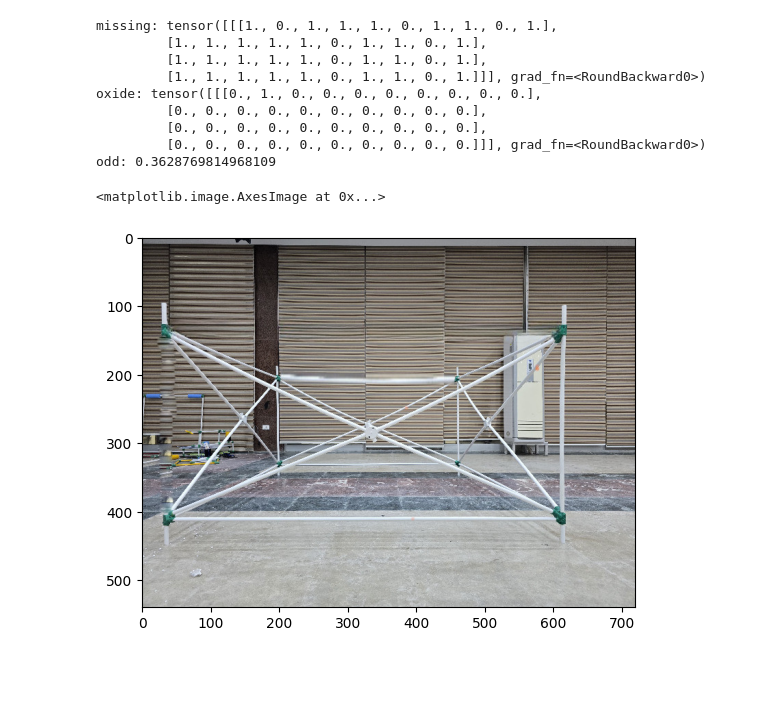
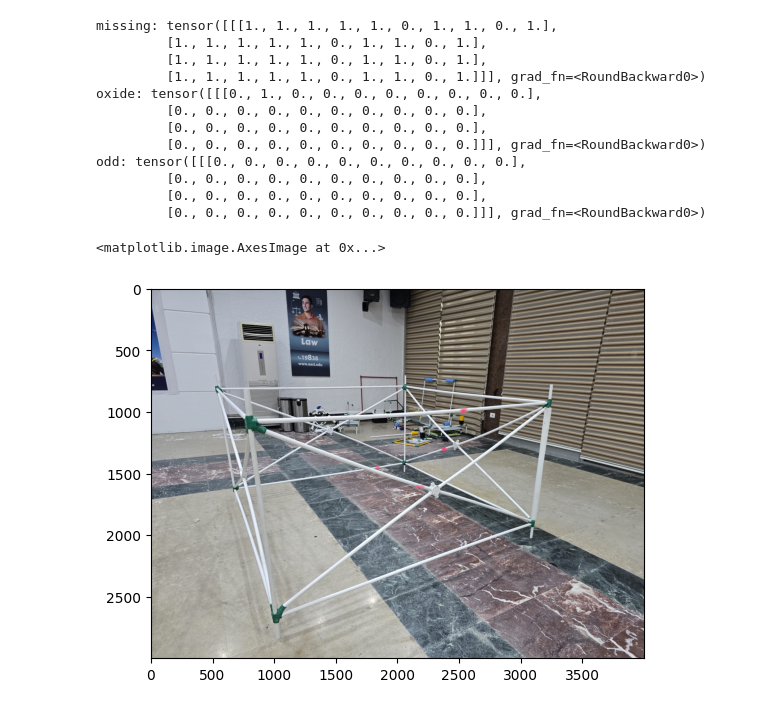
Before and after one commit to RobEn-AAST/mate-pipe-issue-detection, a Jupyter notebook: test.ipynb, the cells around one changed output. Saved outputs shown, nothing was run; the diff lists cells and outputs as text; code cells hidden in the pictures; blank space fills up the shorter version.

```diff
--- a/test.ipynb
+++ b/test.ipynb
@@ -93,32 +62,35 @@ PipeNetwork(
 # %%
 model.eval()
 
 transform = transforms.Compose(
     [
         transforms.Resize((256, 256)),
         transforms.ToTensor(),
         transforms.Normalize(mean=[0.485, 0.456, 0.406], std=[0.229, 0.224, 0.225]),
     ]
 )
 
-img = Image.open('./data/test/4.jpeg').convert("RGB")
+img = Image.open('./data/test/25.jpeg').convert("RGB")
 img_t = transform(img).unsqueeze(0)
 
 result = model(img_t)
 
 print(f'missing: {torch.sigmoid(result['missing']).round()}')
 print(f'oxide: {torch.sigmoid(result['oxide']).round()}')
-print(f'odd: {torch.sigmoid(result['odd']).max()}')
+print(f'odd: {torch.sigmoid(result['odd']).round()}')
 plt.imshow(img)
 # %% [output]
-missing: tensor([[[1., 0., 1., 1., 1., 0., 1., 1., 0., 1.],
+missing: tensor([[[1., 1., 1., 1., 1., 0., 1., 1., 0., 1.],
          [1., 1., 1., 1., 1., 0., 1., 1., 0., 1.],
          [1., 1., 1., 1., 1., 0., 1., 1., 0., 1.],
          [1., 1., 1., 1., 1., 0., 1., 1., 0., 1.]]], grad_fn=<RoundBackward0>)
 oxide: tensor([[[0., 1., 0., 0., 0., 0., 0., 0., 0., 0.],
          [0., 0., 0., 0., 0., 0., 0., 0., 0., 0.],
          [0., 0., 0., 0., 0., 0., 0., 0., 0., 0.],
          [0., 0., 0., 0., 0., 0., 0., 0., 0., 0.]]], grad_fn=<RoundBackward0>)
-odd: 0.3628769814968109
+odd: tensor([[[0., 0., 0., 0., 0., 0., 0., 0., 0., 0.],
+         [0., 0., 0., 0., 0., 0., 0., 0., 0., 0.],
+         [0., 0., 0., 0., 0., 0., 0., 0., 0., 0.],
+         [0., 0., 0., 0., 0., 0., 0., 0., 0., 0.]]], grad_fn=<RoundBackward0>)
 <matplotlib.image.AxesImage at 0x...>
-[figure, old version]
+[figure, new version]
```
Also changed, not shown: parts of 2 cells of this notebook, 7 other files.
